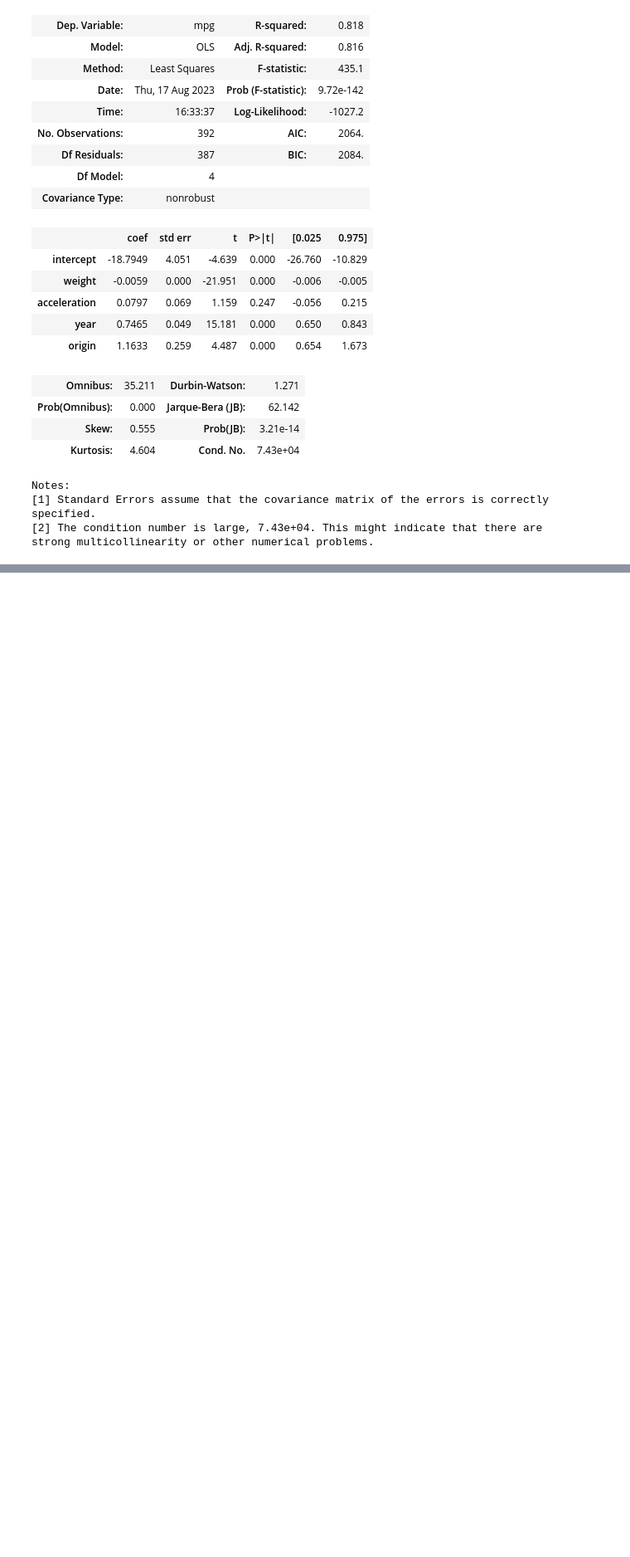
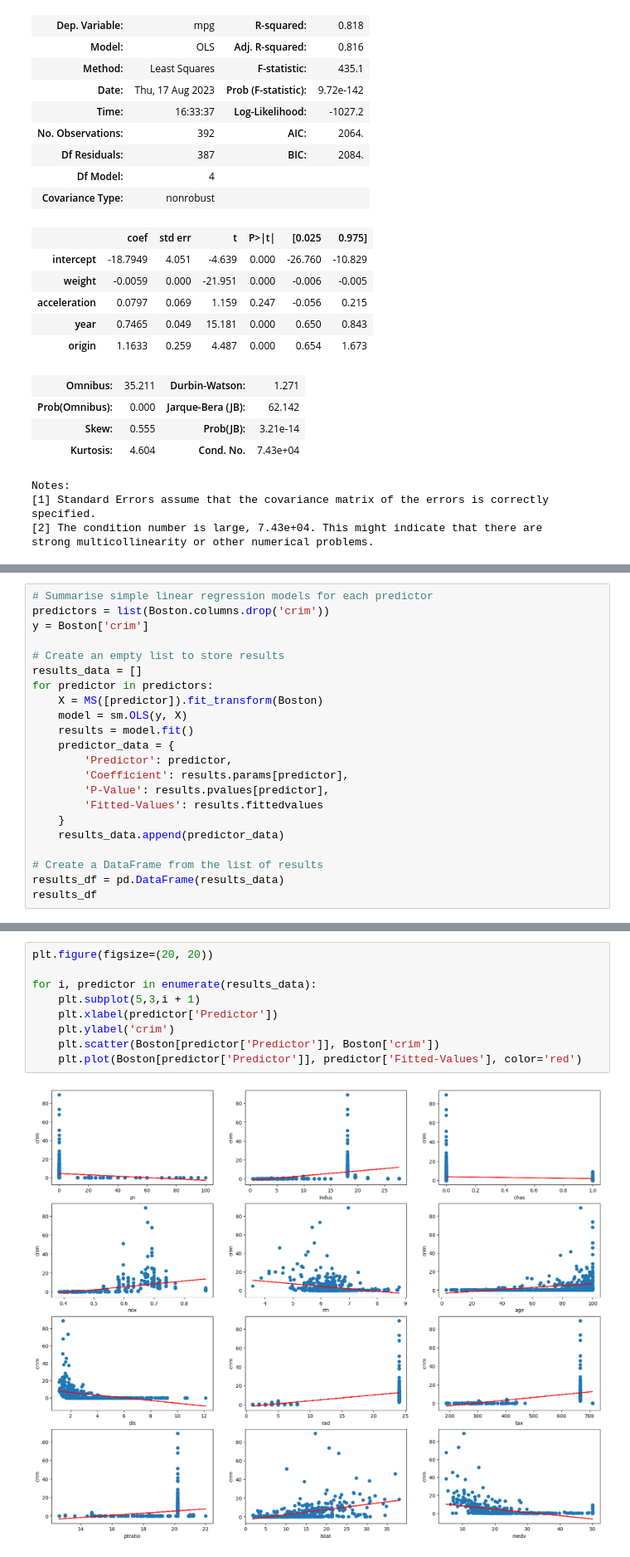
Before and after one commit to richhuwtaylor/introduction-to-statistical-learning, a Jupyter notebook: Chapter_3_Linear_Regression/Chapter_3_Linear_Regression_Exercises_Applied.ipynb, the cells around one changed output, grey strips where cells are left out. Shown at 83% size. Cells and saved outputs as stored; diff of their text form; blank space fills up the shorter version.

```diff
--- a/Chapter_3_Linear_Regression/Chapter_3_Linear_Regression_Exercises_Applied.ipynb
+++ b/Chapter_3_Linear_Regression/Chapter_3_Linear_Regression_Exercises_Applied.ipynb
@@ -401,0 +526,22 @@ strong multicollinearity or other numerical problems.
+# %%
+# Summarise simple linear regression models for each predictor
+predictors = list(Boston.columns.drop('crim'))
+y = Boston['crim']
+
+# Create an empty list to store results
+results_data = []
+for predictor in predictors:
+    X = MS([predictor]).fit_transform(Boston)
+    model = sm.OLS(y, X)
+    results = model.fit()
+    predictor_data = {
+        'Predictor': predictor,
+        'Coefficient': results.params[predictor],
+        'P-Value': results.pvalues[predictor],
+        'Fitted-Values': results.fittedvalues
+    }
+    results_data.append(predictor_data)
+
+# Create a DataFrame from the list of results
+results_df = pd.DataFrame(results_data)
+results_df
@@ -401,0 +564,11 @@ strong multicollinearity or other numerical problems.
+# %%
+plt.figure(figsize=(20, 20))
+
+for i, predictor in enumerate(results_data):
+    plt.subplot(5,3,i + 1)
+    plt.xlabel(predictor['Predictor'])
+    plt.ylabel('crim')
+    plt.scatter(Boston[predictor['Predictor']], Boston['crim'])
+    plt.plot(Boston[predictor['Predictor']], predictor['Fitted-Values'], color='red')
+# %% [output]
+[figure, added]
```
Also changed, not shown: parts of 32 cells of this notebook.
